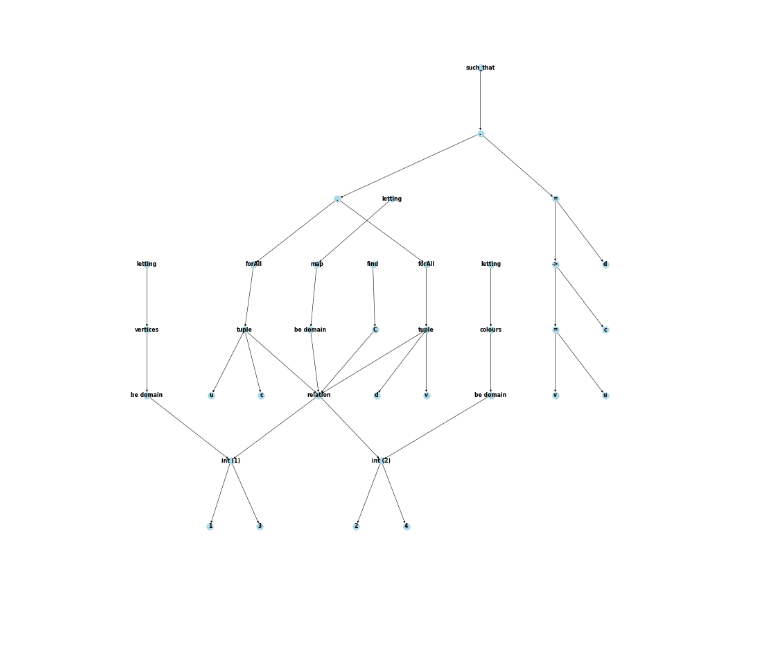
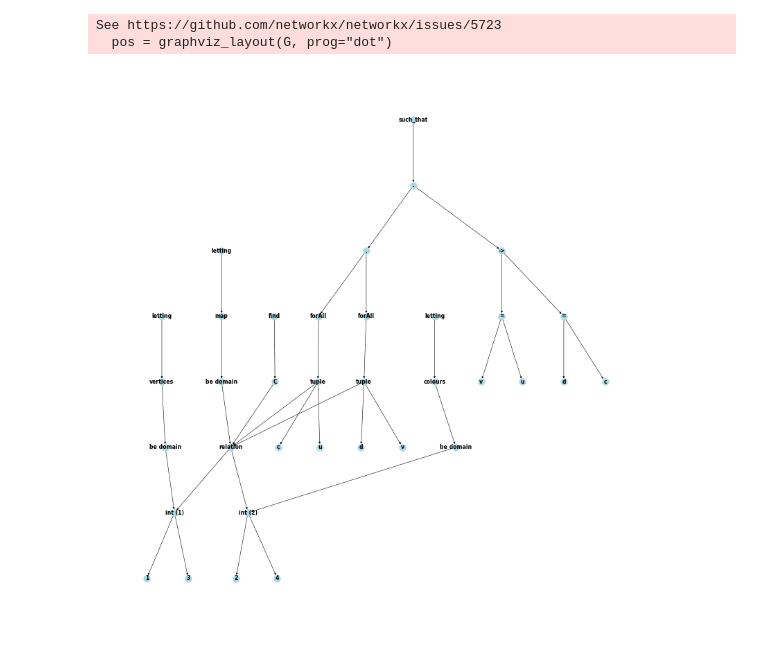
Before and after one commit to stacs-cp/ree, a Jupyter notebook: Essence_PyParser.ipynb, the cells around one changed output. Cells and saved outputs as stored; diff of their text form; code cells hidden in the pictures; blank space fills up the shorter version.

Commit message:
E pyparser. improved parenthesis.

```diff
--- a/Essence_PyParser.ipynb
+++ b/Essence_PyParser.ipynb
@@ -225,21 +225,40 @@ class EssenceParser:
 
     def parse_expression(self):
         print("expression")
+
+        left = None
         if self.match("(") and self.tokens[self.index + 2] != ",":
             print("compa1")
-            return self.parse_comparison()
+            self.consume()  # "("
+            left = self.parse_comparison()
+            self.consume()  # ")"
         elif self.match("(") and self.tokens[self.index + 2] == ",":
             print("tuple constant")
-            return self.parse_tuple_constant()
+            left = self.parse_tuple_constant()
         elif self.match("relation"):
             print("relation constant")
-            return self.parse_relation_constant()
+            left = self.parse_relation_constant()
         elif self.match_any(["forAll", "exists"]):
             print("quantification")
-            return self.parse_quantification()
+            left = self.parse_quantification()
         else:
             print("comparison")
-            return self.parse_comparison()
+            left = self.parse_comparison()
+
+        while self.match_any(self.binary_operators):
+            operator = Operator(self.consume())
+            right = self.parse_comparison()
+            left = BinaryExpression(left, operator, right)
+
+        return left
+
+
+
+    def parse_parenthesized_expression(self):
+        self.consume()  # "("
+        expression = self.parse_comparison()
+        self.consume()  # ")"
+        return expression
 
     def parse_comparison(self):
         left = self.parse_addition()
@@ -262,11 +281,17 @@ class EssenceParser:
         return left
 
     def parse_multiplication(self):
-        left = self.parse_term()
+        if self.match("("):
+            left = self.parse_parenthesized_expression()
+        else:
+            left = self.parse_term()
 
         while self.match_any(["*", "/", "%"]):
             operator = Operator(self.consume())
-            right = self.parse_term()
+            if self.match("("):
+                right = self.parse_parenthesized_expression()
+            else:
+                right = self.parse_term()
             left = BinaryExpression(left, operator, right)
 
         return left
@@ -318,6 +343,20 @@ class EssenceParser:
         return QuantificationExpression(quantifier, variables, domain)
 
 
+
+def add_tree_node(graph, node, parent=None, index=None):
+      unique_id = id(node)
+
+      if index is not None:
+          label = f"{node.name} ({index})"
+      else:
+          label = node.name
+
+
+      graph.add_node(unique_id, label=label)
+
+      if parent:
+          graph.add_edge(id(parent), unique_id)
 
 
 def add_nodes_edges(graph, node, parent=None, index=None):
@@ -408,11 +447,6 @@ def add_nodes_edges(graph, node, parent=None, index=None):
         # Add domain node and edges to the graph
         #add_nodes_edges(graph, node.domain, parent=node)
     if isinstance(node, TupleVariable):
-        # Add tuple node
-        #graph.add_node(node.name)
-        #if parent is not None:
-           # graph.add_edge(parent.name, node.name)
-
         # Add tuple elements and edges to the graph
         for element in node.elements:
             #print("lskdflf")
@@ -425,6 +459,22 @@ def add_nodes_edges(graph, node, parent=None, index=None):
         add_nodes_edges(graph, node.right, parent=node)
 
 
+def createASG(ast):
+    G = nx.DiGraph()
+
+    for item in ast:
+        add_nodes_edges(G, item)
+
+    return G
+
+def createNXAST(ast):
+    G = nx.DiGraph()
+
+    for ast in asts:
+        add_nodes_edges(G, ast)
+
+    return G
+
 input_str = """letting vertices be domain int(1..3)
 letting colours be domain int(2..4)
 letting map be domain relation of (vertices * colours)
@@ -432,7 +482,7 @@ find C : map
 such that
   forAll (u,c) in C .
      forAll (v,d) in C .
-        u = v -> c = d"""
+        ((u = v) -> (c = d))"""
 parser = EssenceParser(input_str)
 asts = parser.parse()
 
@@ -460,4 +510,6 @@ comparison
+See https://github.com/networkx/networkx/issues/5723
+  pos = graphviz_layout(G, prog="dot")
-[figure, old version]
+[figure, new version]
 # %%
 def parseAndPlot(input_str):
   parser = EssenceParser(input_str)
```
Also changed, not shown: parts of 2 cells of this notebook.
